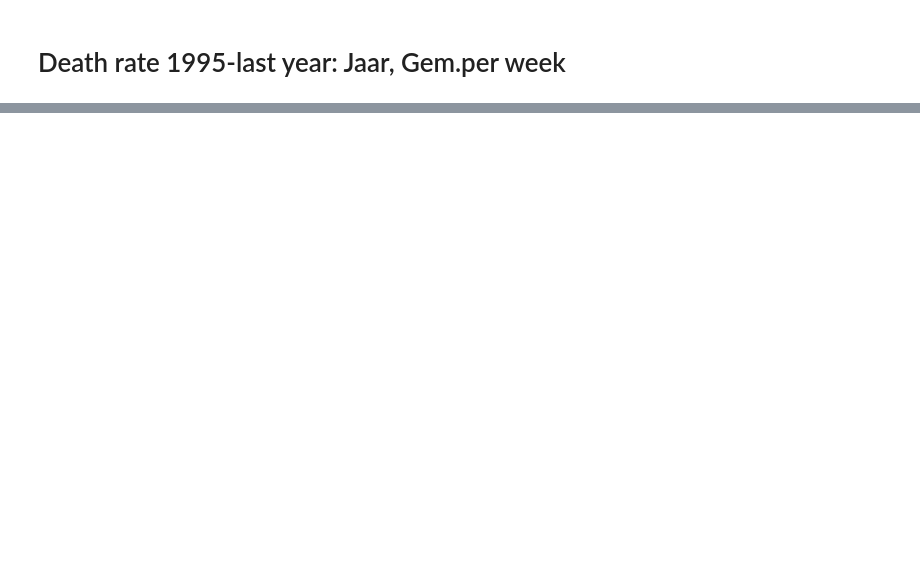
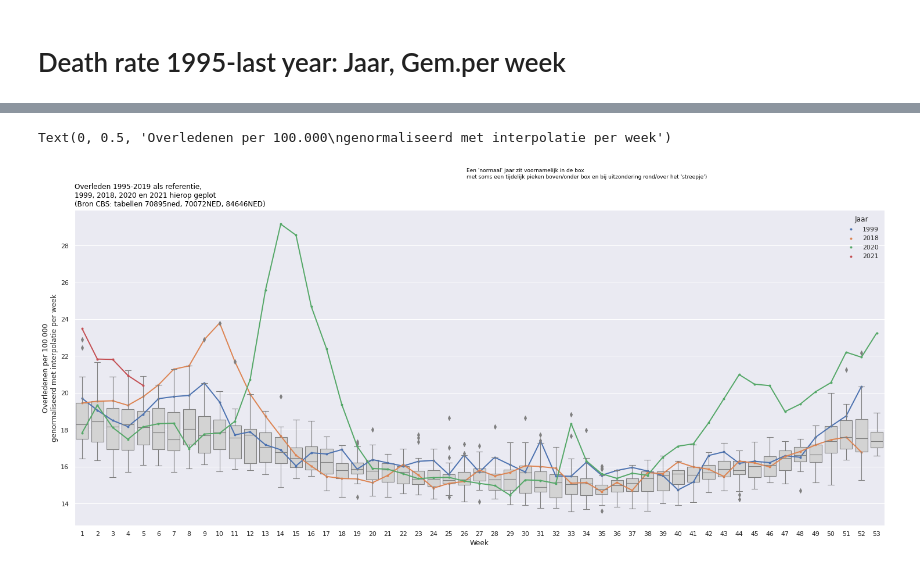
Before and after one commit to flow4u/public, a Jupyter notebook: Sterftecijfers_Nederland_COVID_19_periode_vergelijken_met_eerdere_jaren.ipynb, the cells around one changed output, grey strips where cells are left out. Saved outputs shown, nothing was run; the diff lists cells and outputs as text; code cells hidden in the pictures; blank space fills up the shorter version.

Commit message:
Updated with Week 5 and added boxplot

```diff
--- a/Sterftecijfers_Nederland_COVID_19_periode_vergelijken_met_eerdere_jaren.ipynb
+++ b/Sterftecijfers_Nederland_COVID_19_periode_vergelijken_met_eerdere_jaren.ipynb
@@ -508,0 +510,20 @@ plt.show()
+# %%
+#@title
+df_reference1 = df_1995_current[df_1995_current['Jaar'] < current_year-1] #2020
+# df_other = df_1995_current[df_1995_current['Jaar'] >= current_year -1]
+df_other1 = df_1995_current[(df_1995_current['Jaar'] >= current_year -1) |
+                           (df_1995_current['Jaar'] == 1999) |
+                          #  (df_1995_current['Jaar'] == 2015) |
+                           (df_1995_current['Jaar'] == 2018)]
+
+sns.set_theme(style='darkgrid', rc={'lines.linewidth': 1.1})
+fix, ax = plt.subplots(figsize=[25,10])
+sns.pointplot(x='Week', y='Overledenen Genormaliseerd', data=df_other1, ax=ax, hue='Jaar', markers='.')
+ax = sns.boxplot(x='Week', y='Overledenen Genormaliseerd', data=df_reference1, color='lightgrey')
+plt.title("Overleden 1995-2019 als referentie,\n1999, 2018, 2020 en 2021 hierop geplot\n(Bron CBS: tabellen 70895ned, 70072NED, 84646NED)", loc='left', fontsize=12, fontweight=0, color='black')
+plt.suptitle("Een 'normaal' jaar zit voornamelijk in de box\nmet soms een tijdelijk pieken boven/onder box en bij uitzondering rond/over het 'streepje')", horizontalalignment = 'left', fontsize=9, fontweight=0, color='black')
+plt.xlabel("Week")
+plt.ylabel("Overledenen per 100.000\ngenormaliseerd met interpolatie per week")
+# %% [output]
+Text(0, 0.5, 'Overledenen per 100.000\ngenormaliseerd met interpolatie per week')
+[figure, added]
```
Also changed, not shown: parts of 7 cells of this notebook.
